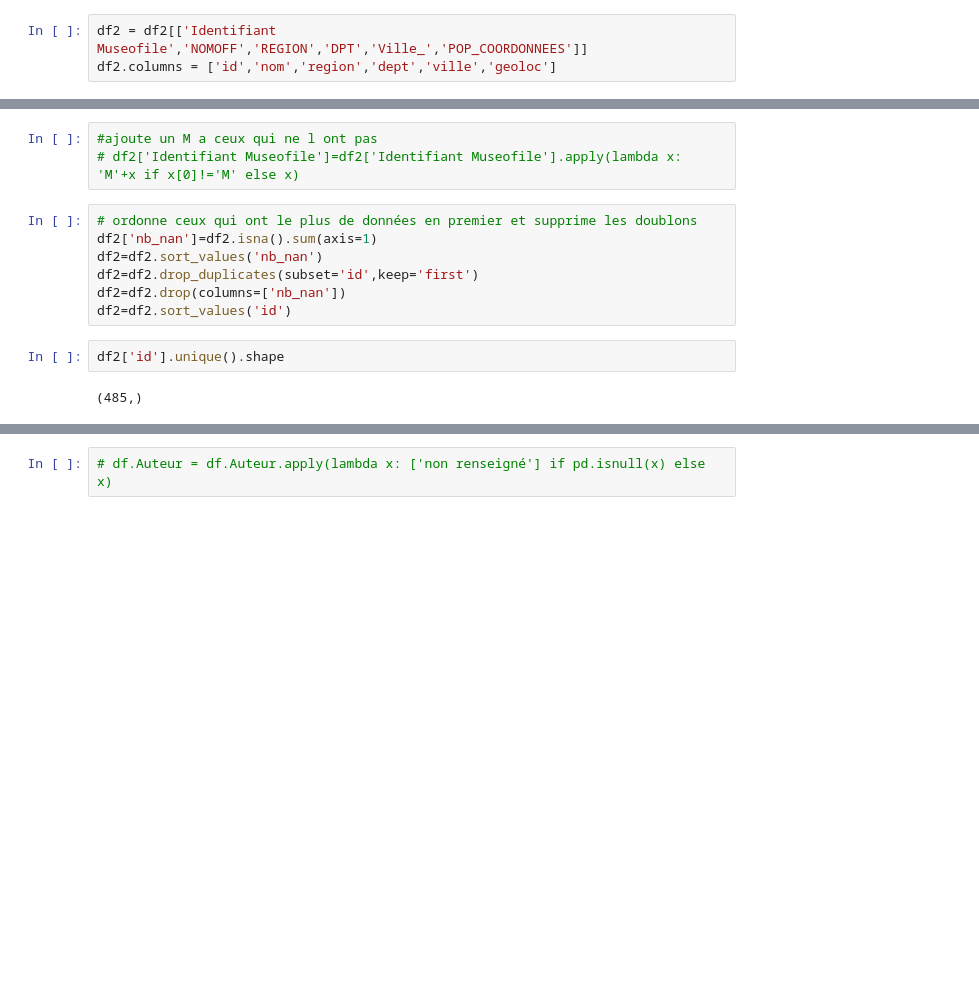
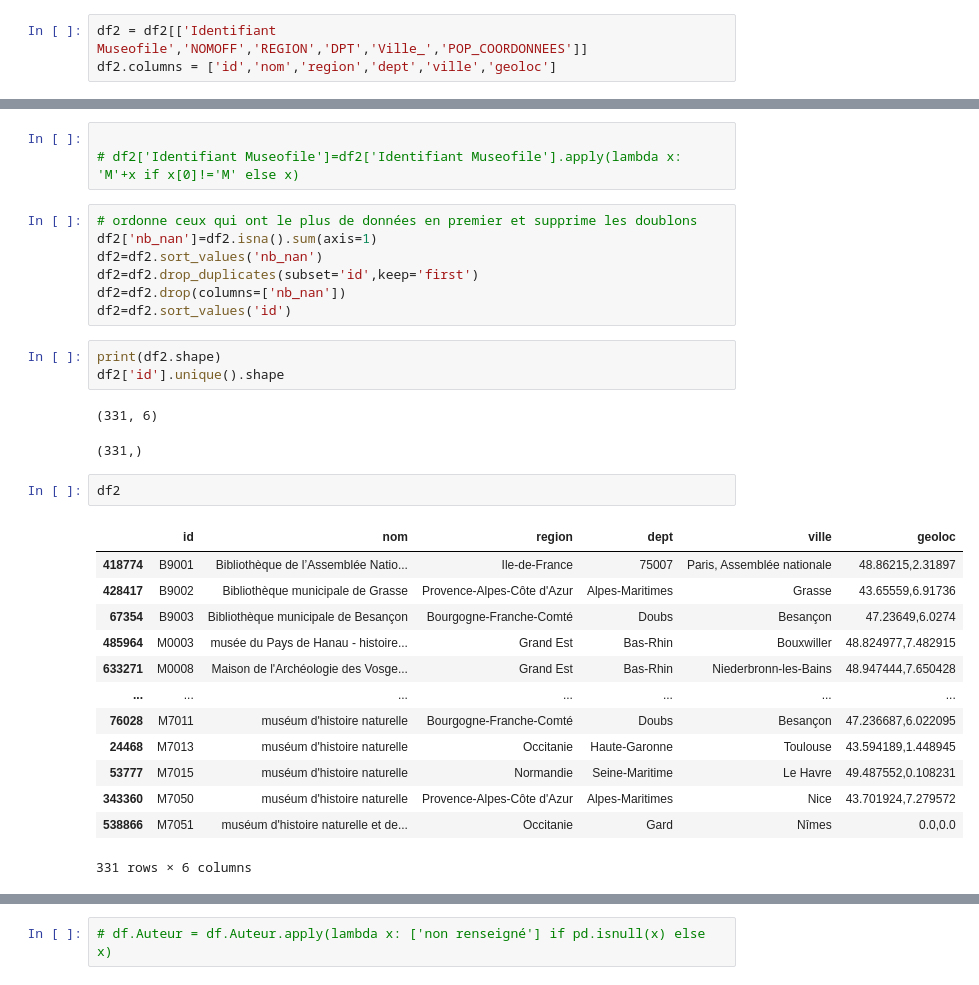
Before and after one commit to Goy-Ell/06_bdd, a Jupyter notebook: Joconde-projet/joconde.ipynb, the cells around one changed output, grey strips where cells are left out. Drawn from its saved outputs; the diff is of its cells as text; blank space fills up the shorter version.

```diff
--- a/Joconde-projet/joconde.ipynb
+++ b/Joconde-projet/joconde.ipynb
@@ -301,5 +315,5 @@ df2['id']=df2['id'].apply(lambda x: x.upper())
 # %%
-#ajoute un M a ceux qui ne l ont pas
+
 # df2['Identifiant Museofile']=df2['Identifiant Museofile'].apply(lambda x: 'M'+x if x[0]!='M' else x)
 # %%
 # ordonne ceux qui ont le plus de données en premier et supprime les doublons
@@ -309,8 +323,26 @@ df2=df2.drop_duplicates(subset='id',keep='first')
 df2=df2.drop(columns=['nb_nan'])
 df2=df2.sort_values('id')
 # %%
+print(df2.shape)
 df2['id'].unique().shape
 # %% [output]
-(485,)
+(331, 6)
+(331,)
+# %%
+df2
+# %% [output]
+|  | id | nom | region | dept | ville | geoloc |
+| 418774 | B9001 | Bibliothèque de l’Assemblée Natio... | Ile-de-France | 75007 | Paris, Assemblée nationale | 48.86215,2.31897 |
+| 428417 | B9002 | Bibliothèque municipale de Grasse | Provence-Alpes-Côte d'Azur | Alpes-Maritimes | Grasse | 43.65559,6.91736 |
+| 67354 | B9003 | Bibliothèque municipale de Besançon | Bourgogne-Franche-Comté | Doubs | Besançon | 47.23649,6.0274 |
+| 485964 | M0003 | musée du Pays de Hanau - histoire... | Grand Est | Bas-Rhin | Bouxwiller | 48.824977,7.482915 |
+| 633271 | M0008 | Maison de l'Archéologie des Vosge... | Grand Est | Bas-Rhin | Niederbronn-les-Bains | 48.947444,7.650428 |
+| ... | ... | ... | ... | ... | ... | ... |
+| 76028 | M7011 | muséum d'histoire naturelle | Bourgogne-Franche-Comté | Doubs | Besançon | 47.236687,6.022095 |
+| 24468 | M7013 | muséum d'histoire naturelle | Occitanie | Haute-Garonne | Toulouse | 43.594189,1.448945 |
+| 53777 | M7015 | muséum d'histoire naturelle | Normandie | Seine-Maritime | Le Havre | 49.487552,0.108231 |
+| 343360 | M7050 | muséum d'histoire naturelle | Provence-Alpes-Côte d'Azur | Alpes-Maritimes | Nice | 43.701924,7.279572 |
+| 538866 | M7051 | muséum d'histoire naturelle et de... | Occitanie | Gard | Nîmes | 0.0,0.0 |
+331 rows × 6 columns
 # %%
 df2=df2.reset_index(drop=True)
```
Also changed, not shown: parts of 44 cells of this notebook, 3 other files.
